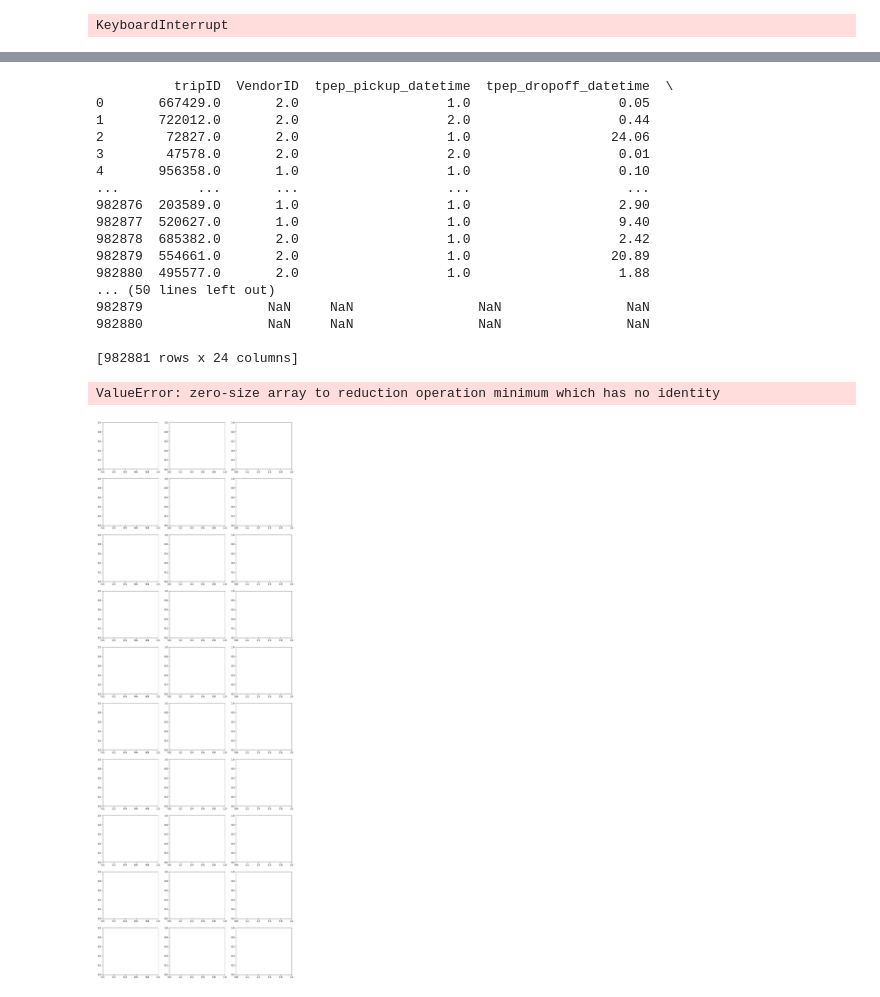
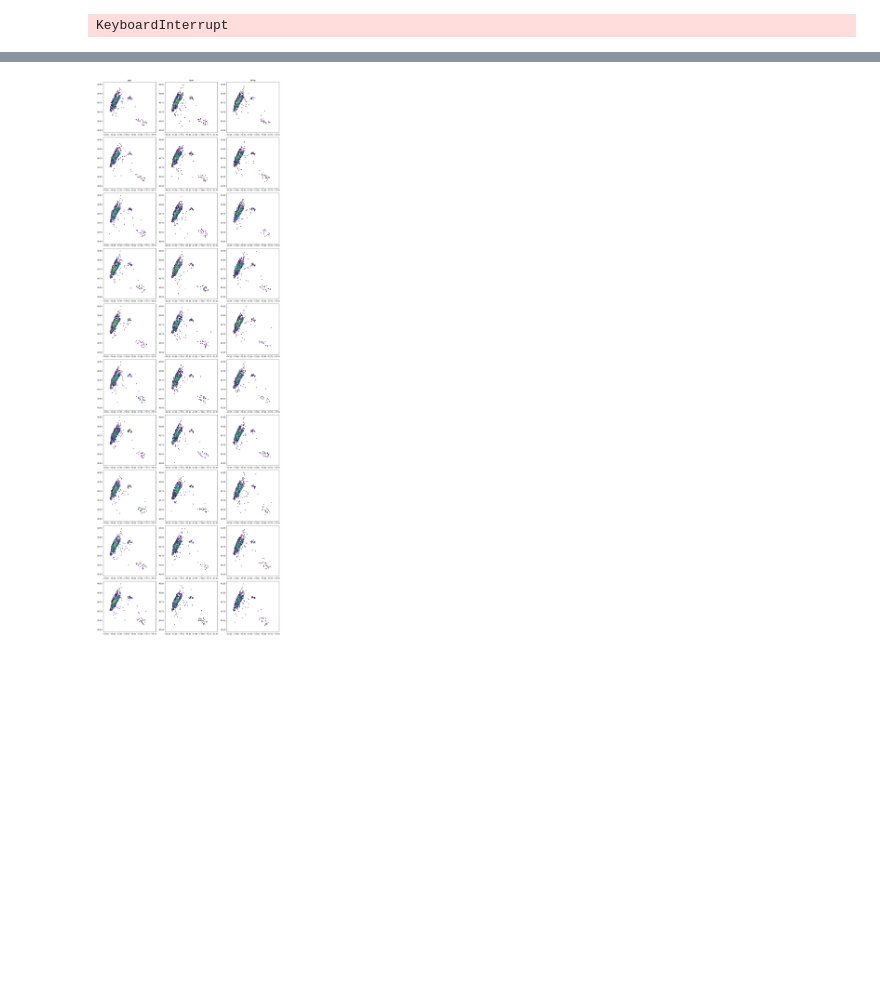
Before and after one commit to vis-au/prosample, a Jupyter notebook: server/pipeline/figures.ipynb, the cells around one changed output, grey strips where cells are left out. Cells and saved outputs as stored; diff of their text form; code cells hidden in the pictures; blank space fills up the shorter version.

Commit message:
add side-by-side figure of linearizations

```diff
--- a/server/pipeline/figures.ipynb
+++ b/server/pipeline/figures.ipynb
@@ -173,60 +192,35 @@ df_geo.describe().loc[["min", "max"]]
 # %%
-# plot the rides dataset in hexbinned histogram
+import pandas as pd
+import numpy as np
 import matplotlib.pyplot as plt
-import numpy as np
-import pandas as pd
 
-# read the linearizations
-header = ["tripID", "VendorID", "tpep_pickup_datetime", "tpep_dropoff_datetime", "passenger_count", "trip_distance", "RatecodeID", "store_and_fwd_flag", "PULocationID", "DOLocationID", "payment_type", "fare_amount", "extra", "mta_tax", "tip_amount", "tolls_amount", "improvement_surcharge", "total_amount", "PUZone", "PURepresentativeX", "PURepresentativeY", "DOZone", "DORepresentativeX", "DORepresentativeY"]
+columns = ["tripID", "tpep_pickup_datetime", "tpep_dropoff_datetime", "passenger_count", "trip_distance", "RatecodeID", "PULocationID", "DOLocationID", "payment_type", "fare_amount", "extra", "mta_tax", "tip_amount", "tolls_amount", "improvement_surcharge", "total_amount", "PURepresentativeX", "PURepresentativeY", "DORepresentativeX", "DORepresentativeY"]
 
-df_geo = pd.read_csv("./linearization_files/taxisLinearizationZOrder.csv", delimiter=";", names=header)
-# df_temp = pd.read_csv("./linearization_files/taxisLinearizationSortByTempAttr.csv", delimiter=";", names=header)
-df_num = pd.read_csv("./linearization_files/taxisLinearizationSortByNumAttr.csv", delimiter=";", names=header)
-
-# plotting the dfs side-by-side
 fig, ax = plt.subplots(10, 3, figsize=(15, 45))
 
-def plot(df: pd.DataFrame, n_sample: int, ax: int, i: int):
-  # get first n points
-  sample = df.iloc[i * n_sample: (i+1) * n_sample]
-
+def plot(sample_df: pd.DataFrame, ax: int):
   ax.hexbin(
-    x=sample["PURepresentativeX"],
-    y=sample["PURepresentativeY"],
+    x=sample_df["PURepresentativeX"],
+    y=sample_df["PURepresentativeY"],
     bins="log",
     mincnt=1,
-    gridsize=45,
-    extent=[-74.2, -73.7, 40.5, 40.9]
+    gridsize=100,
+    extent=[-74.05, -73.7, 40.6, 40.85]
   )
 
-n_samples = 10000
 for i in range(10):
-  plot(df_geo, n_samples, ax[i][0], i)
-  # plot(df_temp, n_samples, ax[i][1], i)
-  plot(df_num, n_samples, ax[i][2], i)
+  chunk_geo = pd.DataFrame(pipeline1.get_next_chunk(), columns=columns)
+  chunk_num = pd.DataFrame(pipeline2.get_next_chunk(), columns=columns)
+  chunk_temp = pd.DataFrame(pipeline3.get_next_chunk(), columns=columns)
 
-for ax_, col in zip(ax[0], ["geo", "temp", "num"]):
+  plot(chunk_geo, ax[i][0])
+  plot(chunk_num, ax[i][1])
+  plot(chunk_temp, ax[i][2])
+
+for ax_, col in zip(ax[0], ["geo", "num", "temp"]):
   ax_.set_title(col)
 
 plt.tight_layout()
 plt.show()
 # %% [output]
-          tripID  VendorID  tpep_pickup_datetime  tpep_dropoff_datetime  \
-0       667429.0       2.0                   1.0                   0.05
-1       722012.0       2.0                   2.0                   0.44
-2        72827.0       2.0                   1.0                  24.06
-3        47578.0       2.0                   2.0                   0.01
-4       956358.0       1.0                   1.0                   0.10
-...          ...       ...                   ...                    ...
-982876  203589.0       1.0                   1.0                   2.90
-982877  520627.0       1.0                   1.0                   9.40
-982878  685382.0       2.0                   1.0                   2.42
-982879  554661.0       2.0                   1.0                  20.89
-982880  495577.0       2.0                   1.0                   1.88
-... (50 lines left out)
-982879                NaN     NaN                NaN                NaN
-982880                NaN     NaN                NaN                NaN
-
-[982881 rows x 24 columns]
-ValueError: zero-size array to reduction operation minimum which has no identity
-[figure, old version]
+[figure, new version]
```
Also changed, not shown: parts of 10 cells of this notebook.
